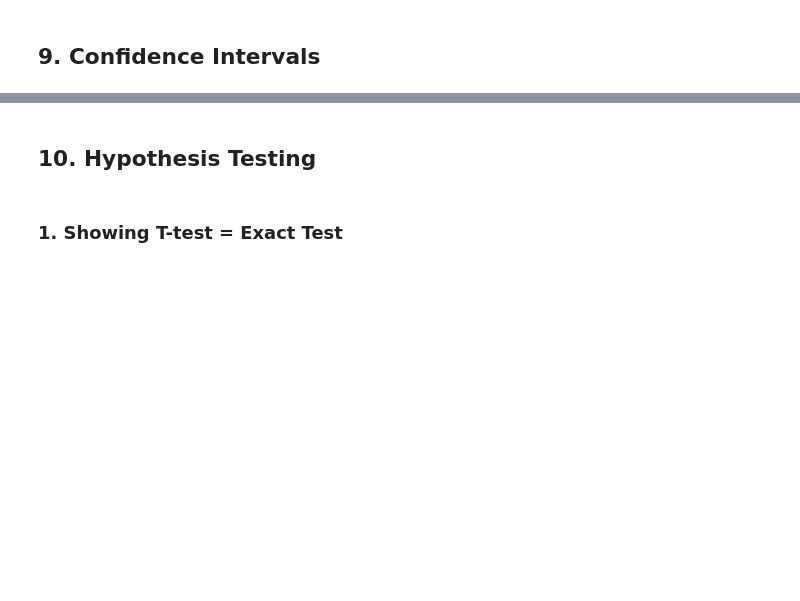
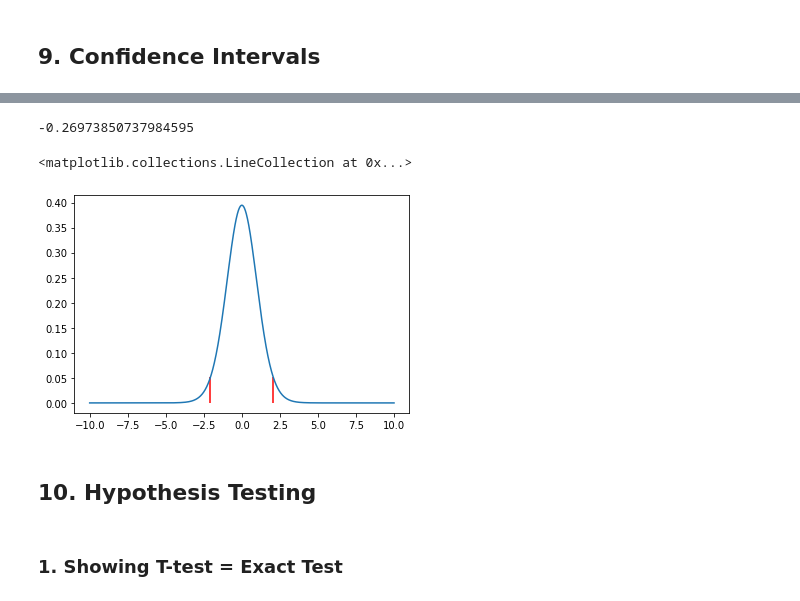
Before and after one commit to DorotheaMueller/statistics_assignments, a Jupyter notebook: ex_2.ipynb, the cells around one changed output, grey strips where cells are left out. Drawn from its saved outputs; the diff is of its cells as text; code cells hidden in the pictures; blank space fills up the shorter version.

```diff
--- a/ex_2.ipynb
+++ b/ex_2.ipynb
@@ -547,3 +565,21 @@ plt.suptitle("Comparison Estimator Distribution to Efficient Estimator Distribut
+# %%
+t_stat
+# %% [output]
+-0.26973850737984595
+# %%
+n = 24
+degree_freedom = n-1
+alpha = 0.05 # Significance level.
+n_tails = 2
+# %%
+critical_t_score = abs(t.ppf(alpha/n_tails, degree_freedom))
+# %%
+x = np.linspace(-10, 10, 1000) # TODO: check bounds
+plt.plot(x, t.pdf(x, degree_freedom), label = 'T-distribution')
+plt.vlines([-critical_t_score, critical_t_score], 0.0, t.pdf(critical_t_score, degree_freedom), colors='r')
+# %% [output]
+<matplotlib.collections.LineCollection at 0x...>
+[figure, added]
 # %% [markdown]
 ## 10. Hypothesis Testing
 # %% [markdown]
```
Also changed, not shown: parts of 7 cells of this notebook.
